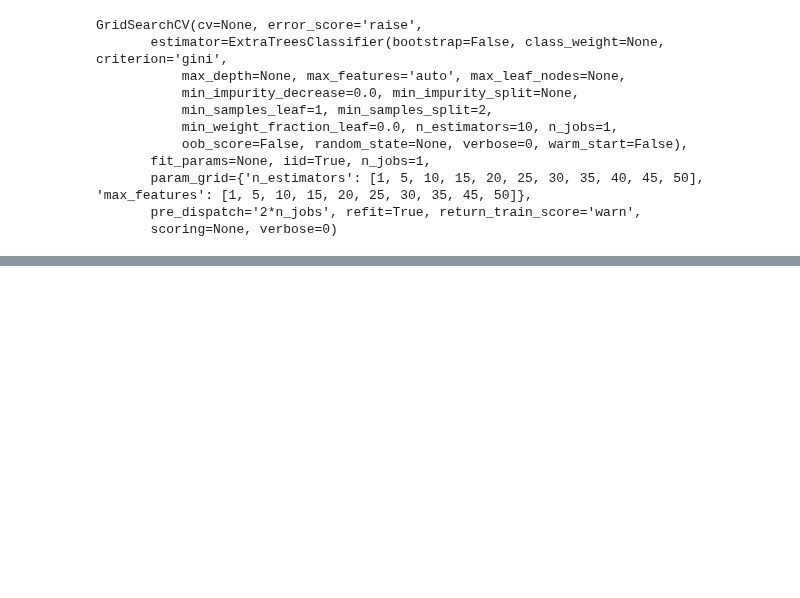
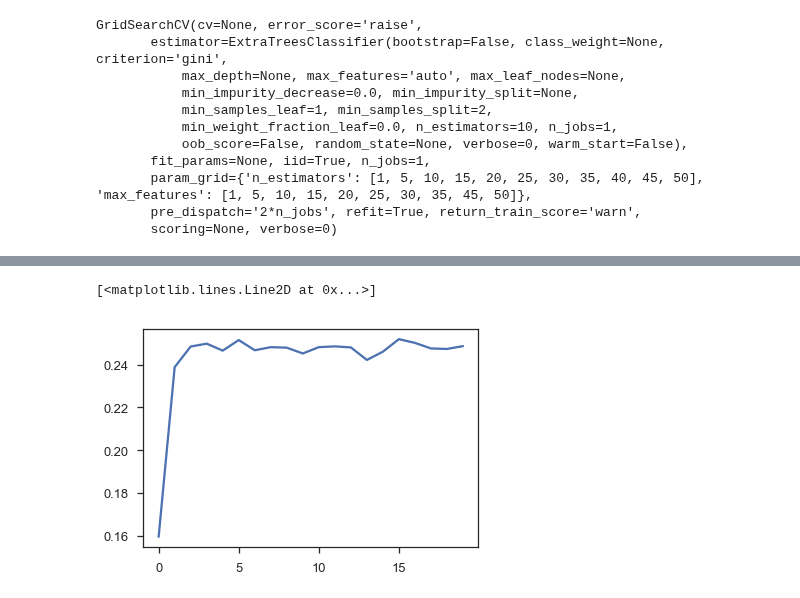
Before and after one commit to jessepisel/criticalandstrategic, a Jupyter notebook: Critical Minerals Classifier.ipynb, the cells around one changed output, grey strips where cells are left out. Cells and saved outputs as stored; diff of their text form; code cells hidden in the pictures; blank space fills up the shorter version.

```diff
--- a/Critical Minerals Classifier.ipynb
+++ b/Critical Minerals Classifier.ipynb
@@ -83,0 +118,5 @@ tuned=clf.fit(X_train, y_train.astype(int))
+# %%
+plt.plot(history.history['categorical_accuracy'])
+# %% [output]
+[<matplotlib.lines.Line2D at 0x...>]
+[figure, added]
```
Also changed, not shown: parts of 13 cells of this notebook.
